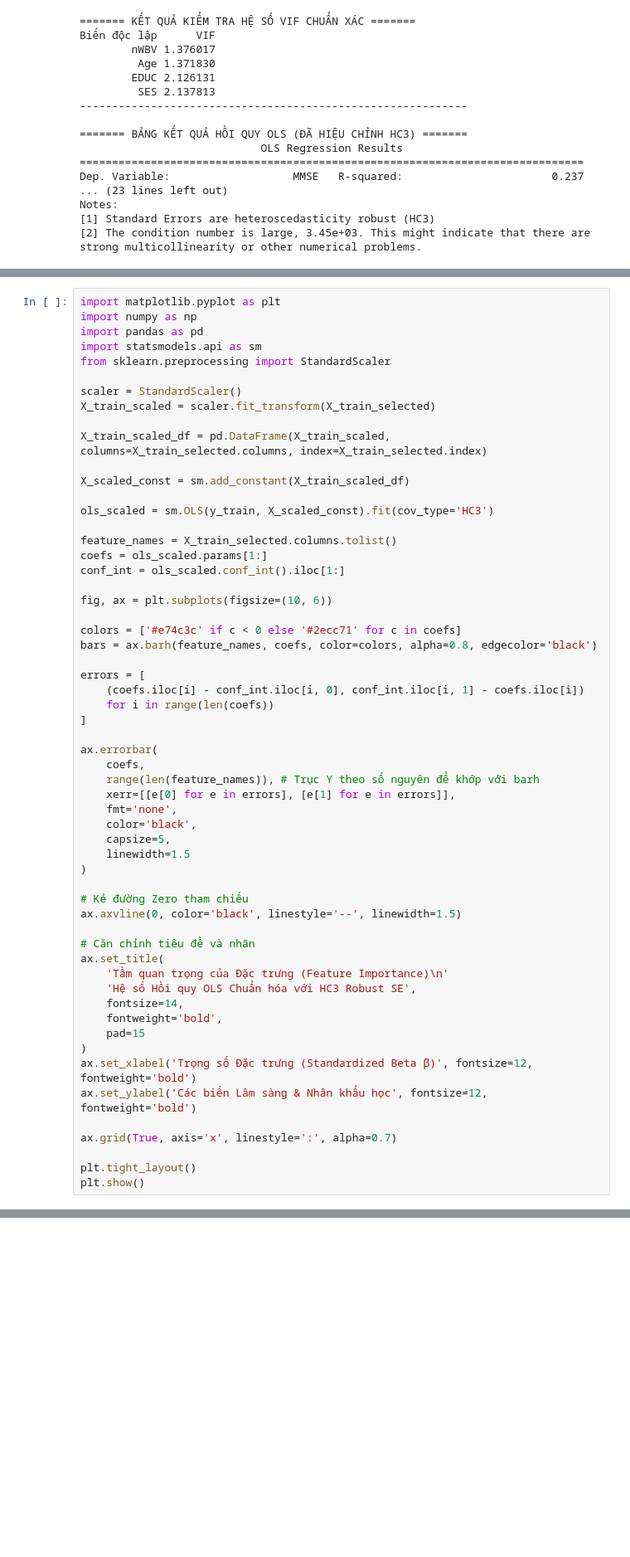
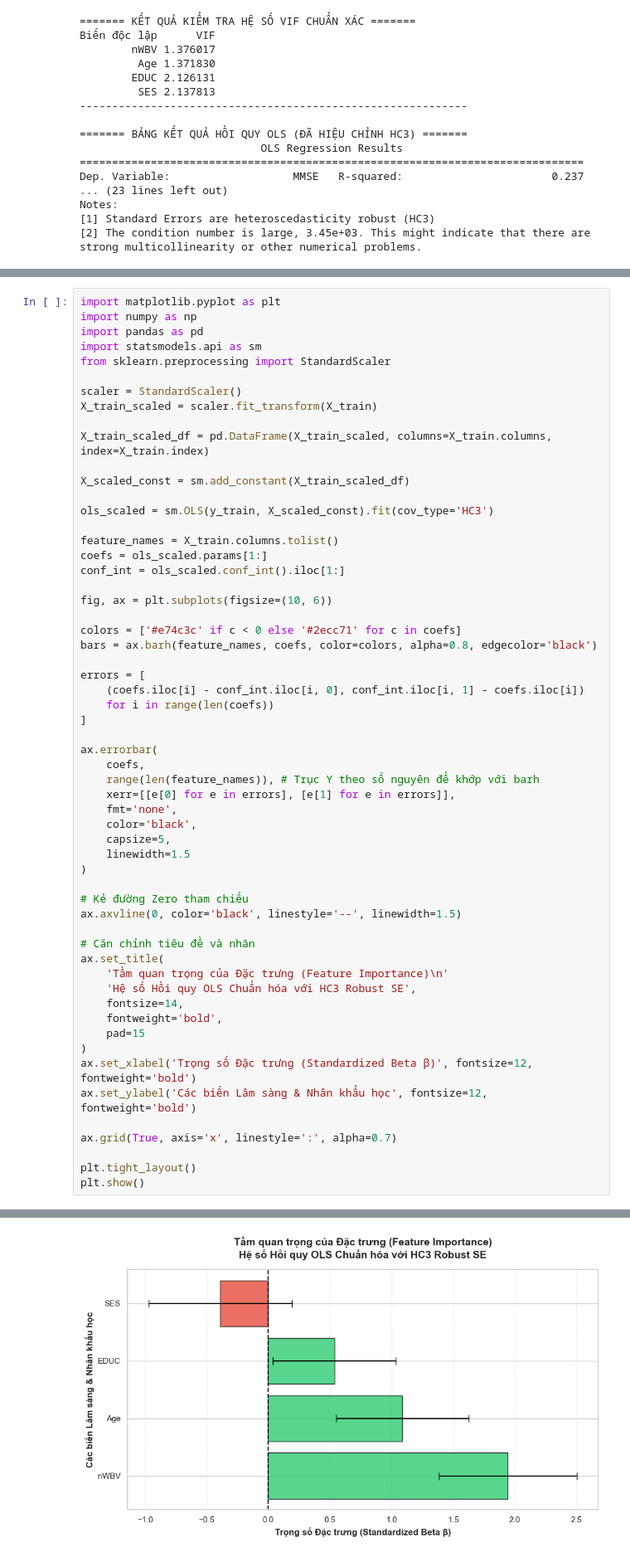
Before and after one commit to TanKhoiTV/blues-estimator-project, a Jupyter notebook: part2/part2_notebook.ipynb, the cells around one changed output, grey strips where cells are left out. Shown at 83% size. Drawn from its saved outputs; the diff is of its cells as text; blank space fills up the shorter version.

```diff
--- a/part2/part2_notebook.ipynb
+++ b/part2/part2_notebook.ipynb
@@ -695,15 +714,15 @@ import statsmodels.api as sm
 from sklearn.preprocessing import StandardScaler
 
 scaler = StandardScaler()
-X_train_scaled = scaler.fit_transform(X_train_selected)
+X_train_scaled = scaler.fit_transform(X_train)
 
-X_train_scaled_df = pd.DataFrame(X_train_scaled, columns=X_train_selected.columns, index=X_train_selected.index)
+X_train_scaled_df = pd.DataFrame(X_train_scaled, columns=X_train.columns, index=X_train.index)
 
 X_scaled_const = sm.add_constant(X_train_scaled_df)
 
 ols_scaled = sm.OLS(y_train, X_scaled_const).fit(cov_type='HC3')
 
-feature_names = X_train_selected.columns.tolist()
+feature_names = X_train.columns.tolist()
 coefs = ols_scaled.params[1:]
 conf_int = ols_scaled.conf_int().iloc[1:]
 
@@ -750,3 +768,4 @@ NameError: name 'X_train_selected' is not defined
+[figure, added]
 # %% [markdown]
 ## 4. Xây dựng dữ liệu
 Để đánh giá khách quan năng lực dự báo và kiểm soát rủi ro quá khớp của mô hình hồi quy, nghiên cứu áp dụng phương pháp chia tách dữ liệu kiểm chứng chéo độc lập.
```
Also changed, not shown: parts of 11 cells of this notebook.
